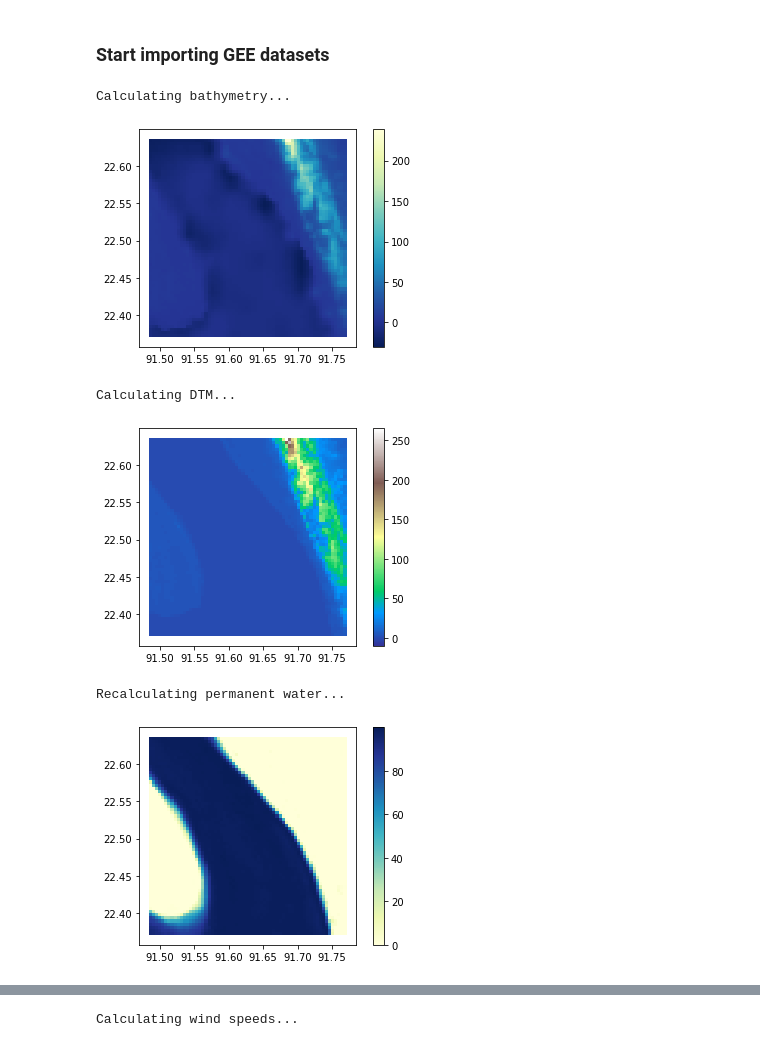
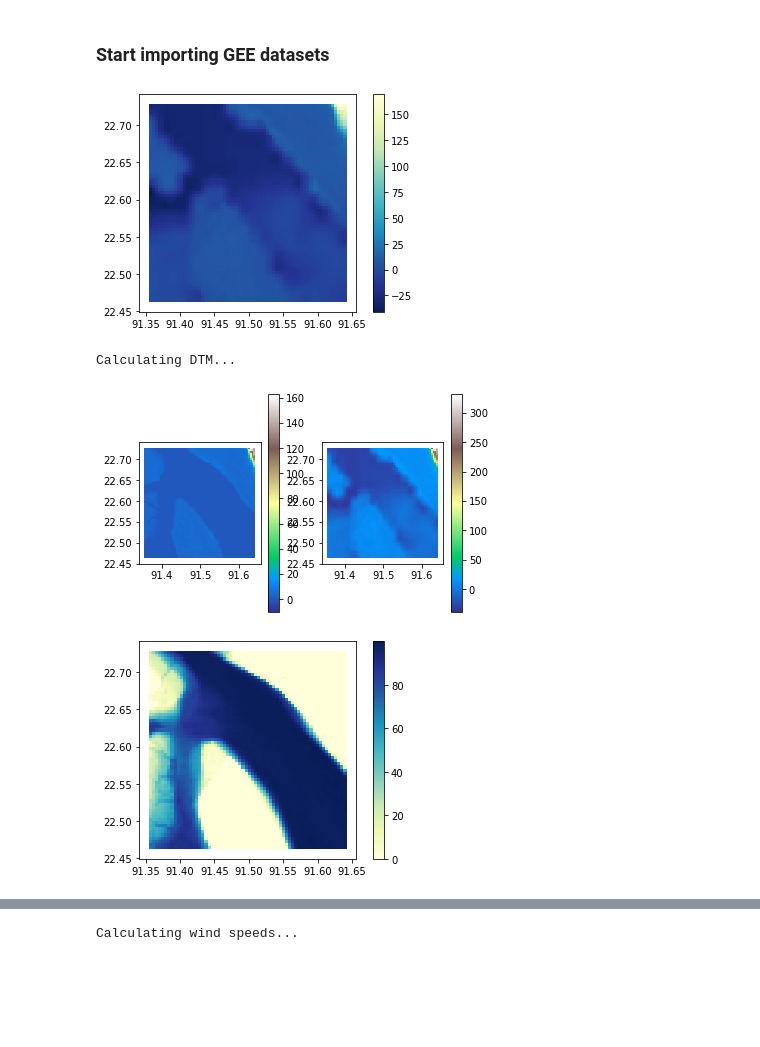
Before and after one commit to alisonpeard/hybridmodels, a Jupyter notebook: python/A. Data Acquisition.ipynb, the cells around one changed output, grey strips where cells are left out. Drawn from its saved outputs; the diff is of its cells as text; code cells hidden in the pictures; blank space fills up the shorter version.

```diff
--- a/python/A. Data Acquisition.ipynb
+++ b/python/A. Data Acquisition.ipynb
@@ -38,10 +29,10 @@ def get_rows_and_cols(df, gridsize=1000):
 # load general storm/aoi data
 storm = "roanu"
 region = "chittagong"
-subregion = 2
+subregion = 0
 gridsize = 500
 stagger = 0  # staggers in (x, y) dirs, choose from {-250, 0, 250}
-recalculate = True
+recalculate = False
 mask = False
 
 # define directories
@@ -49,6 +40,11 @@ wd = join("..", "data", "indata_new")
 indir = join(wd, f"{storm}_{region}")
 startdate, enddate = [*pd.read_csv(join(wd, "event_dates.csv"),
                                    index_col="storm").loc[storm]]
+
+# extract storm year
+dates_df = pd.read_csv(join(wd, "event_dates.csv"))
+year = dates_df[dates_df['storm']==storm]['enddate'].reset_index(drop=True)
+year = int(year[0][:4])
 
 # load json for user-defined aoi
 geoJSON = literal_eval(pd.read_csv(join(wd, "event_geojsons.csv"),
@@ -190,10 +180,12 @@ if "gebco" not in feature_gdf or recalculate:
                       .select("b1")
                       .median()
                       .clip(aoi_ee)
-                      .unmask(-999))
+                      .unmask(999))
+
+    ocean = gebco.lte(0)
 
     # Add reducer output to features
-    mean_gebco = gebco.reduceRegions(collection=grid_ee,
+    mean_gebco = gebco.mask(ocean).unmask(0).reduceRegions(collection=grid_ee,
                                              reducer=ee.Reducer.mean(),
                                              scale=400)
 
@@ -205,35 +197,41 @@ if "gebco" not in feature_gdf or recalculate:
 fig, ax = plt.subplots(1, 1)
 feature_gdf.plot(column='gebco', cmap="YlGnBu_r", ax=ax, legend=True);
 # %% [output]
-Calculating bathymetry...
-[figure, old version]
+[figure, new version]
 # %%
 # FABDEM DTM (from awesome-gee-community-datasets)
+recalculate=True
 feature_gdf = gpd.read_file(join(indir, f'feature_stats_{subregion}_{stagger}.shp'))
 
 if "fabdem" not in feature_gdf or recalculate:
     print("Calculating DTM...")
     elev = ee.Image(ee.ImageCollection("projects/sat-io/open-datasets/FABDEM")
         .filterBounds(aoi_ee)
         .mosaic()
         .setDefaultProjection('EPSG:4326', scale=30)
         .clip(aoi_ee)
-        .unmask(-999))  # change later
+        .unmask(-999))
+
+    land = elev.gte(0)
 
     # Add reducer output to the Features in the collection.
-    mean_elev = elev.reduceRegions(collection=grid_ee,
+    mean_elev = elev.mask(land).unmask(0).reduceRegions(collection=grid_ee,
                                              reducer=ee.Reducer.mean(),
                                              scale=100)  # 30
+
     elev_list = mean_elev.aggregate_array('mean').getInfo()
     feature_gdf["fabdem"] = elev_list
+    feature_gdf['elevation'] = feature_gdf["gebco"] + feature_gdf["fabdem"]
     feature_gdf.to_file(join(indir, f'feature_stats_{subregion}_{stagger}.shp'))
 
 # plot output
-fig, ax = plt.subplots(1, 1)
-feature_gdf.plot(column='fabdem', cmap="terrain", ax=ax, legend=True, vmin=-10);
+fig, ax = plt.subplots(1, 2)
+feature_gdf.plot(column='fabdem', cmap="terrain", ax=ax[0], legend=True, vmin=-10)
+feature_gdf.plot(column='elevation', cmap="terrain", ax=ax[1], legend=True);
+recalculate=False
 # %% [output]
 Calculating DTM...
-[figure, old version]
+[figure, new version]
 # %%
 # JRC permanent water dataset: 30 arcseconds (approx. 1km)
 feature_gdf = gpd.read_file(join(indir, f'feature_stats_{subregion}_{stagger}.shp'))
@@ -264,5 +262,4 @@ if "jrc_permwa" not in feature_gdf or recalculate:
 fig, ax = plt.subplots(1, 1)
 feature_gdf.plot(column='jrc_permwa', ax=ax, cmap="YlGnBu", legend=True);
 # %% [output]
-Recalculating permanent water...
-[figure, old version]
+[figure, new version]
```
Also changed, not shown: parts of 16 cells of this notebook, 5 other files.
